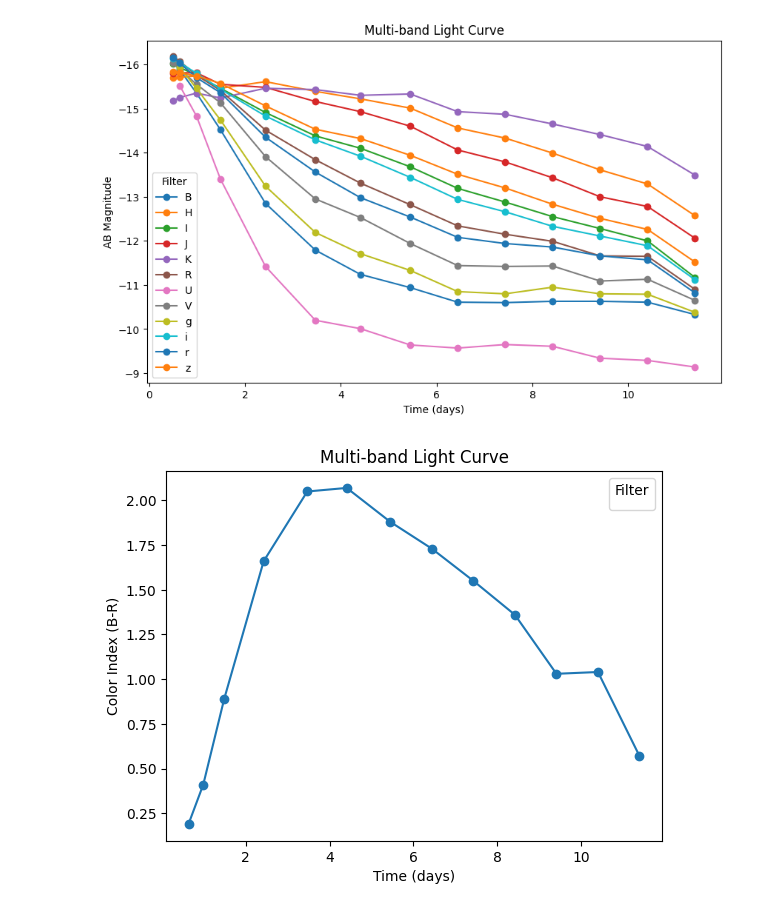
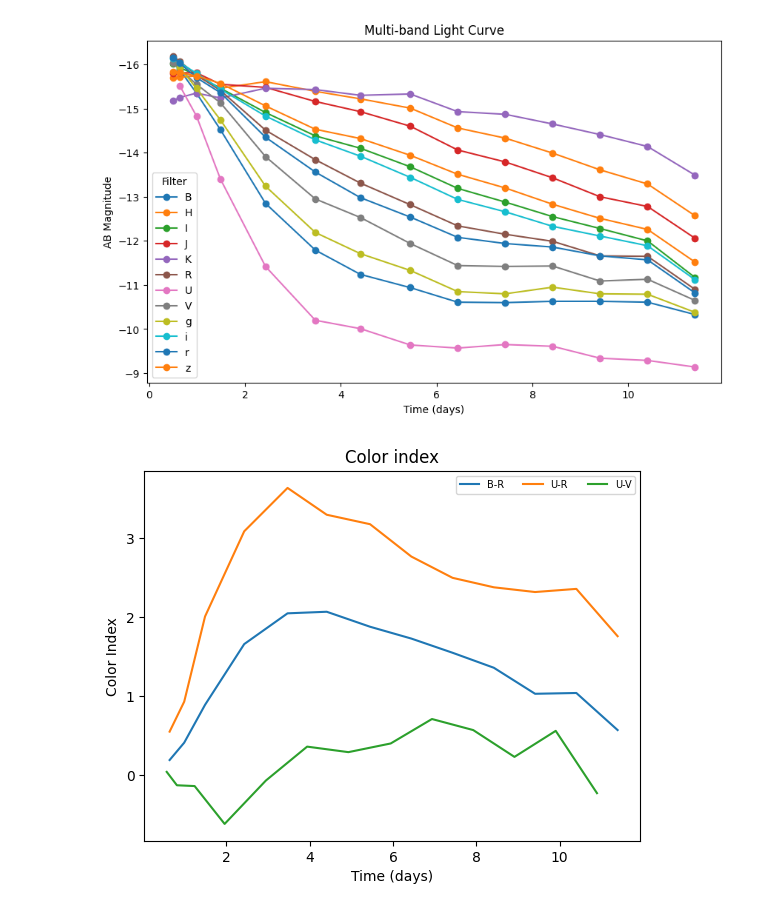
Before and after one commit to fa22991/Modeling-kilonovae-based-on-at2017gfo-, a Jupyter notebook: lightcurve.ipynb, the cells around one changed output. Cells and saved outputs as stored; diff of their text form; code cells hidden in the pictures.

Commit message:
adding U-R, V-R color indices

```diff
--- a/lightcurve.ipynb
+++ b/lightcurve.ipynb
@@ -53,34 +53,49 @@ plt.show()
 # %%
 from scipy import interpolate
 mag_r= []
 time_r= []
 mag_b = []
 time_b = []
-col_index = {}
-
-
+mag_u = []
+time_u = []
+mag_v = []
+time_v = []
+col_index_br = {}
+col_index_ur = {}
+col_index_vr = {}
 for line in data:
     if line['Filter'] == 'B':
         mag_b.append(line['Mag'])
         time_b.append(line['Time'])
 
     if line['Filter'] == 'R':
         mag_r.append(line['Mag'])
         time_r.append(line['Time'])
-mag_r.pop(0)
+
+    if line['Filter'] == 'U':
+        mag_u.append(line['Mag'])
+        time_u.append(line['Time'])
+
+    if line['Filter'] == 'V':
+        mag_v.append(line['Mag'])
+        time_v.append(line['Time'])
+
+mag_r.pop(0) #none of the other filters contain a magnitude at time '0.5', so i remove that value in the R filter's data set to make it more accurate.
 time_r.pop(0)
 f = interpolate.interp1d(time_b, mag_b, fill_value='extrapolate')
 # time_b.insert(0, np.float64(0.5))
 # mag_b.insert(0, f(time_b[0]))
 for i in range(len(mag_r)):
-    col_index[(mag_b[i] - mag_r[i]).astype(float)] = ((time_b[i] + time_r[i])/2).astype(float)
-
-plt.plot(col_index.values(), col_index.keys(),'-o')
-
+    col_index_br[(mag_b[i] - mag_r[i]).astype(float)] = ((time_b[i] + time_r[i])/2).astype(float)
+    col_index_ur[(mag_u[i] - mag_r[i]).astype(float)] = ((time_u[i] + time_r[i])/2).astype(float)
+    col_index_vr[(mag_v[i] - mag_r[i]).astype(float)] = ((time_v[i] + time_r[i])/2).astype(float)
+plt.plot(col_index_br.values(), col_index_br.keys(),'-', label="B-R")
+plt.plot(col_index_ur.values(), col_index_ur.keys(),'-', label="U-R")
+plt.plot(col_index_vr.values(), col_index_vr.keys(),'-', label="U-V")
 plt.xlabel('Time (days)')
-plt.ylabel('Color Index (B-R)')
-plt.title('Multi-band Light Curve')
-plt.legend(title='Filter')
+plt.ylabel('Color Index')
+plt.title('Color index')
+plt.legend(loc='upper right', fontsize = 7, ncol = 3)
 plt.show()
 # %% [output]
-[figure, old version]
+[figure, new version]
```
